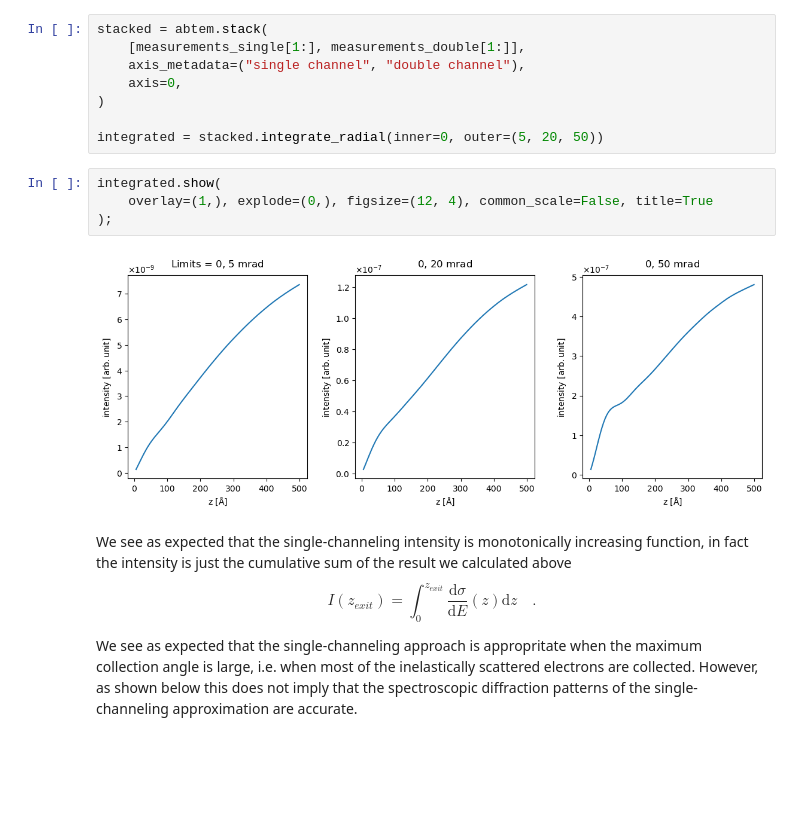
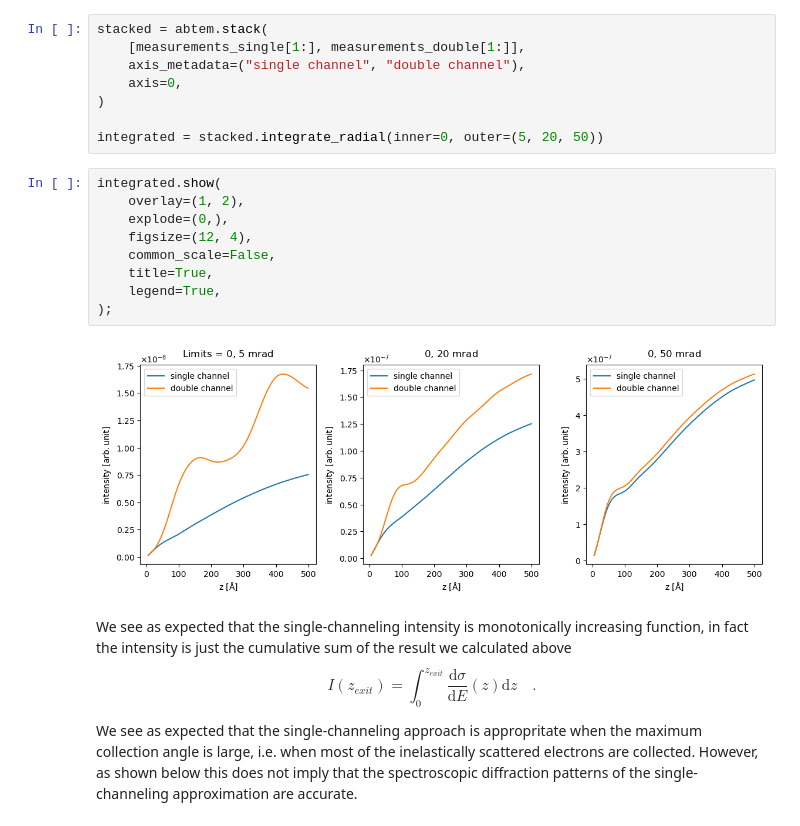
Before and after one commit to abTEM/doc, a Jupyter notebook: docs/user_guide/tutorials/core_loss.ipynb, the cells around one changed output. Drawn from its saved outputs; the diff is of its cells as text; blank space fills up the shorter version.

```diff
--- a/docs/user_guide/tutorials/core_loss.ipynb
+++ b/docs/user_guide/tutorials/core_loss.ipynb
@@ -350,10 +350,15 @@ stacked = abtem.stack(
 integrated = stacked.integrate_radial(inner=0, outer=(5, 20, 50))
 # %%
 integrated.show(
-    overlay=(1,), explode=(0,), figsize=(12, 4), common_scale=False, title=True
+    overlay=(1, 2),
+    explode=(0,),
+    figsize=(12, 4),
+    common_scale=False,
+    title=True,
+    legend=True,
 );
 # %% [output]
-[figure, old version]
+[figure, new version]
 # %% [markdown]
 We see as expected that the single-channeling intensity is monotonically increasing function, in fact the intensity is just the cumulative sum of the result we calculated above
 $$
```
Also changed, not shown: parts of 12 cells of this notebook, 1 other file.
